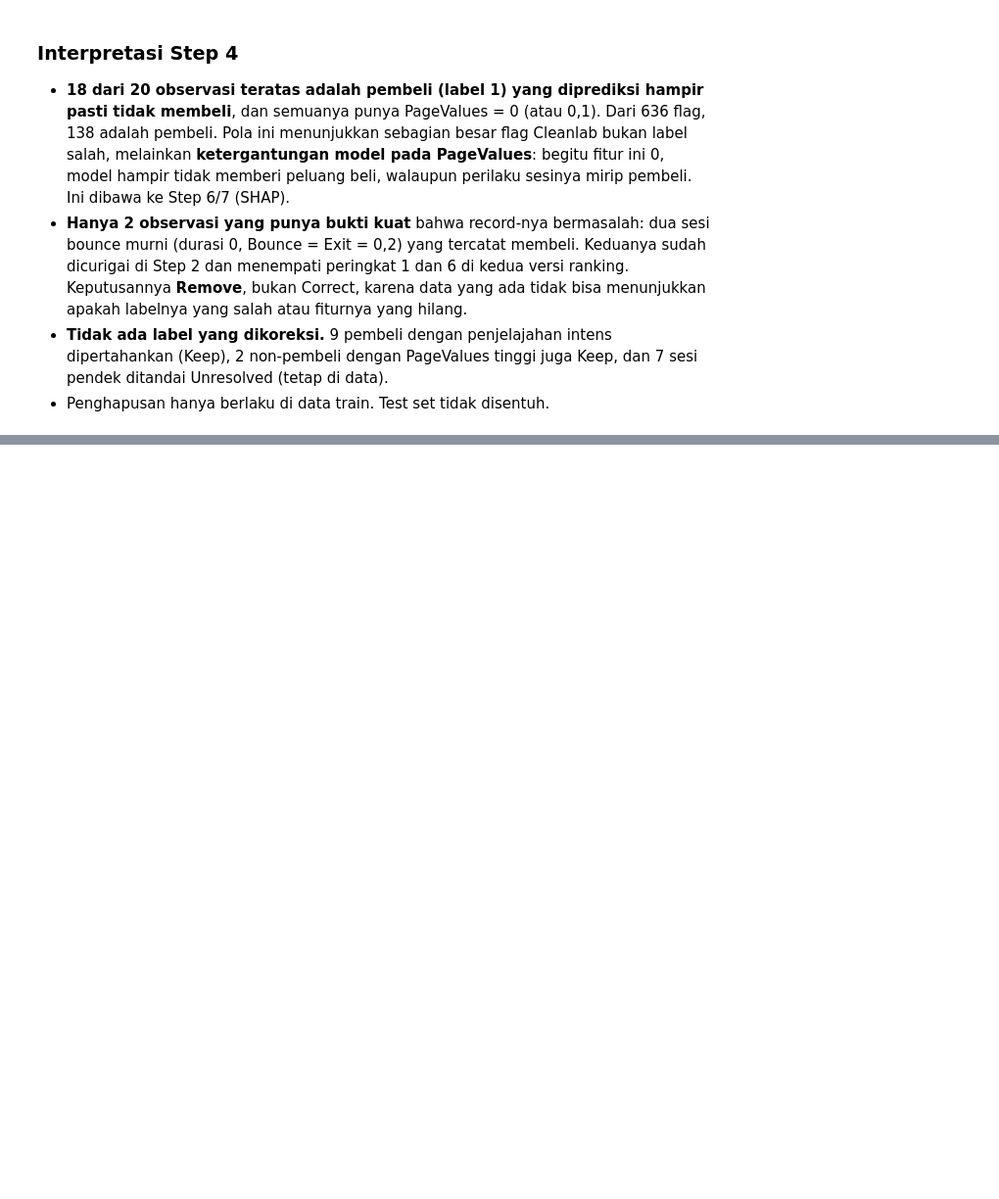
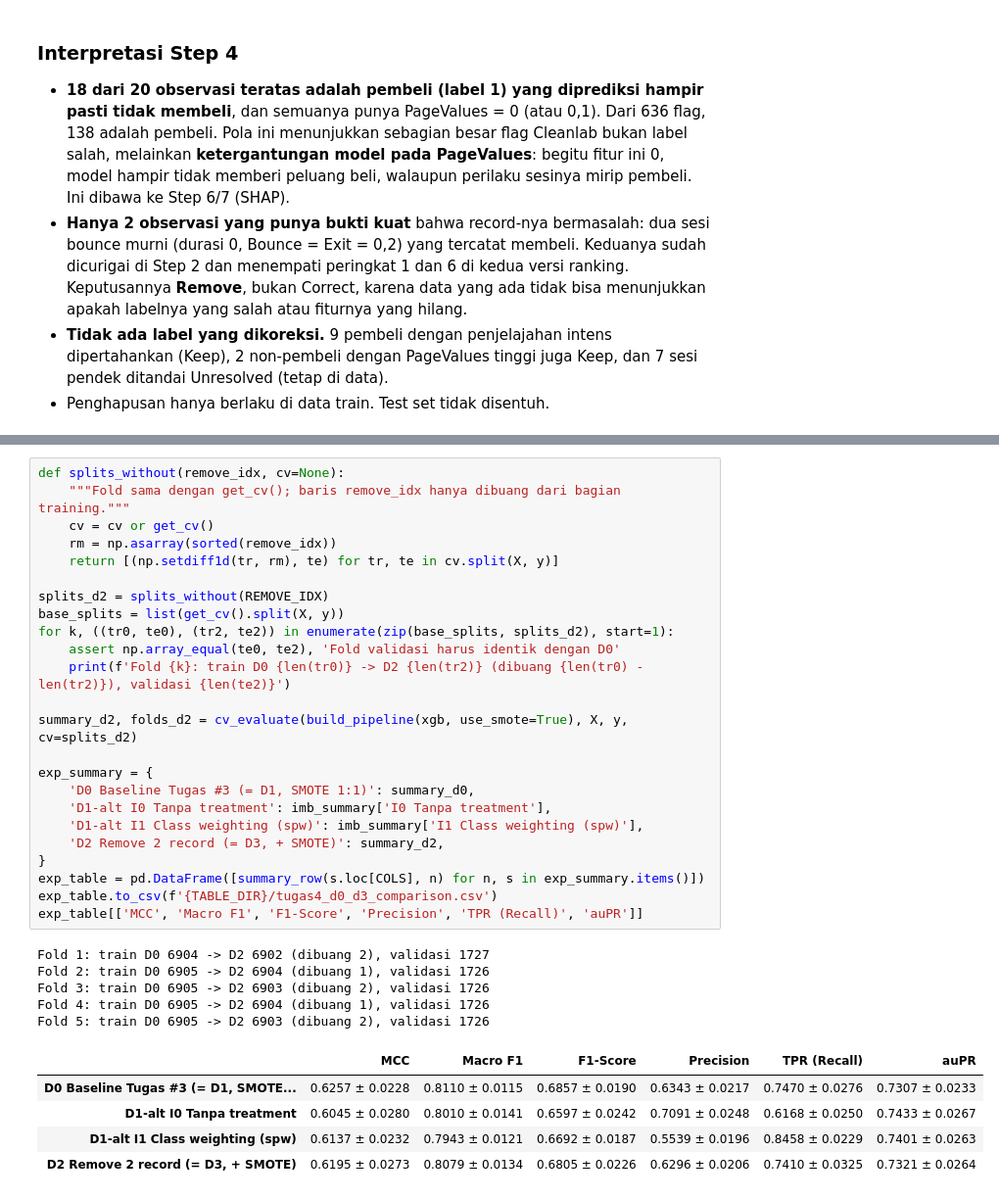
Before and after one commit to vickymahfudy/tugas-data-science, a Jupyter notebook: notebooks/07_data_centric.ipynb, the cells around one changed output, grey strips where cells are left out. Shown at 98% size. Cells and saved outputs as stored; diff of their text form; blank space fills up the shorter version.

```diff
--- a/notebooks/07_data_centric.ipynb
+++ b/notebooks/07_data_centric.ipynb
@@ -498,0 +515,35 @@ Akan dihapus dari train (D2/D3): [3482, 2524] | koreksi label: tidak ada
+# %%
+def splits_without(remove_idx, cv=None):
+    """Fold sama dengan get_cv(); baris remove_idx hanya dibuang dari bagian training."""
+    cv = cv or get_cv()
+    rm = np.asarray(sorted(remove_idx))
+    return [(np.setdiff1d(tr, rm), te) for tr, te in cv.split(X, y)]
+
+splits_d2 = splits_without(REMOVE_IDX)
+base_splits = list(get_cv().split(X, y))
+for k, ((tr0, te0), (tr2, te2)) in enumerate(zip(base_splits, splits_d2), start=1):
+    assert np.array_equal(te0, te2), 'Fold validasi harus identik dengan D0'
+    print(f'Fold {k}: train D0 {len(tr0)} -> D2 {len(tr2)} (dibuang {len(tr0) - len(tr2)}), validasi {len(te2)}')
+
+summary_d2, folds_d2 = cv_evaluate(build_pipeline(xgb, use_smote=True), X, y, cv=splits_d2)
+
+exp_summary = {
+    'D0 Baseline Tugas #3 (= D1, SMOTE 1:1)': summary_d0,
+    'D1-alt I0 Tanpa treatment': imb_summary['I0 Tanpa treatment'],
+    'D1-alt I1 Class weighting (spw)': imb_summary['I1 Class weighting (spw)'],
+    'D2 Remove 2 record (= D3, + SMOTE)': summary_d2,
+}
+exp_table = pd.DataFrame([summary_row(s.loc[COLS], n) for n, s in exp_summary.items()])
+exp_table.to_csv(f'{TABLE_DIR}/tugas4_d0_d3_comparison.csv')
+exp_table[['MCC', 'Macro F1', 'F1-Score', 'Precision', 'TPR (Recall)', 'auPR']]
+# %% [output]
+Fold 1: train D0 6904 -> D2 6902 (dibuang 2), validasi 1727
+Fold 2: train D0 6905 -> D2 6904 (dibuang 1), validasi 1726
+Fold 3: train D0 6905 -> D2 6903 (dibuang 2), validasi 1726
+Fold 4: train D0 6905 -> D2 6904 (dibuang 1), validasi 1726
+Fold 5: train D0 6905 -> D2 6903 (dibuang 2), validasi 1726
+|  | MCC | Macro F1 | F1-Score | Precision | TPR (Recall) | auPR |
+| D0 Baseline Tugas #3 (= D1, SMOTE... | 0.6257 ± 0.0228 | 0.8110 ± 0.0115 | 0.6857 ± 0.0190 | 0.6343 ± 0.0217 | 0.7470 ± 0.0276 | 0.7307 ± 0.0233 |
+| D1-alt I0 Tanpa treatment | 0.6045 ± 0.0280 | 0.8010 ± 0.0141 | 0.6597 ± 0.0242 | 0.7091 ± 0.0248 | 0.6168 ± 0.0250 | 0.7433 ± 0.0267 |
+| D1-alt I1 Class weighting (spw) | 0.6137 ± 0.0232 | 0.7943 ± 0.0121 | 0.6692 ± 0.0187 | 0.5539 ± 0.0196 | 0.8458 ± 0.0229 | 0.7401 ± 0.0263 |
+| D2 Remove 2 record (= D3, + SMOTE) | 0.6195 ± 0.0273 | 0.8079 ± 0.0134 | 0.6805 ± 0.0226 | 0.6296 ± 0.0206 | 0.7410 ± 0.0325 | 0.7321 ± 0.0264 |
```
Also changed, not shown: parts of 5 cells of this notebook, 3 other files.
